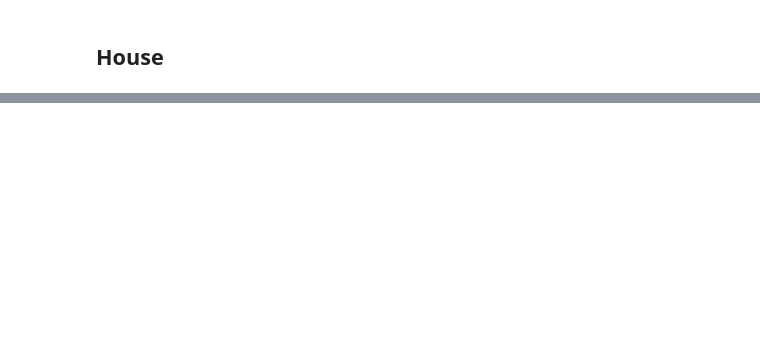
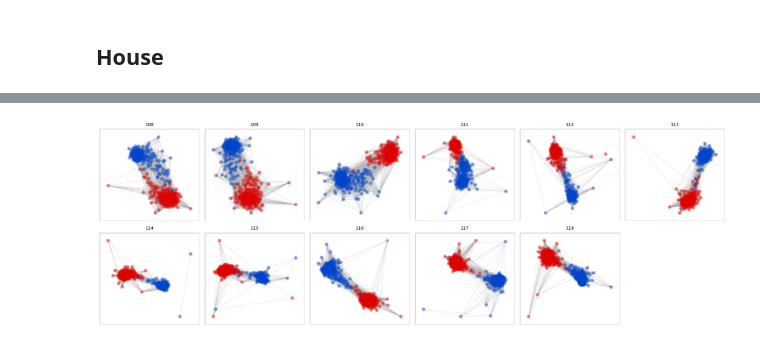
Before and after one commit to tuedsci/bill_cosponsorship_nw, a Jupyter notebook: notebooks/004_temporal_network_analysis.ipynb, the cells around one changed output, grey strips where cells are left out. Drawn from its saved outputs; the diff is of its cells as text; code cells hidden in the pictures; blank space fills up the shorter version.

```diff
--- a/notebooks/004_temporal_network_analysis.ipynb
+++ b/notebooks/004_temporal_network_analysis.ipynb
@@ -77,12 +109,14 @@ GT_H = sponsor_nw.create_temporal_network(
 # %%
 # Backbone networks
-G_list_2 = [elem["bone"] for elem in GT_S]
+G_list_2 = [elem["bone"] for elem in GT_H]
 
 sponsor_nw.draw_list_of_networks(
     G_list_2,
     captions=periods,
     n_cols=6,
     cell_size=(3, 3),
 )
 
 plt.show()
+# %% [output]
+[figure, added]
```
Also changed, not shown: parts of 5 cells of this notebook.
